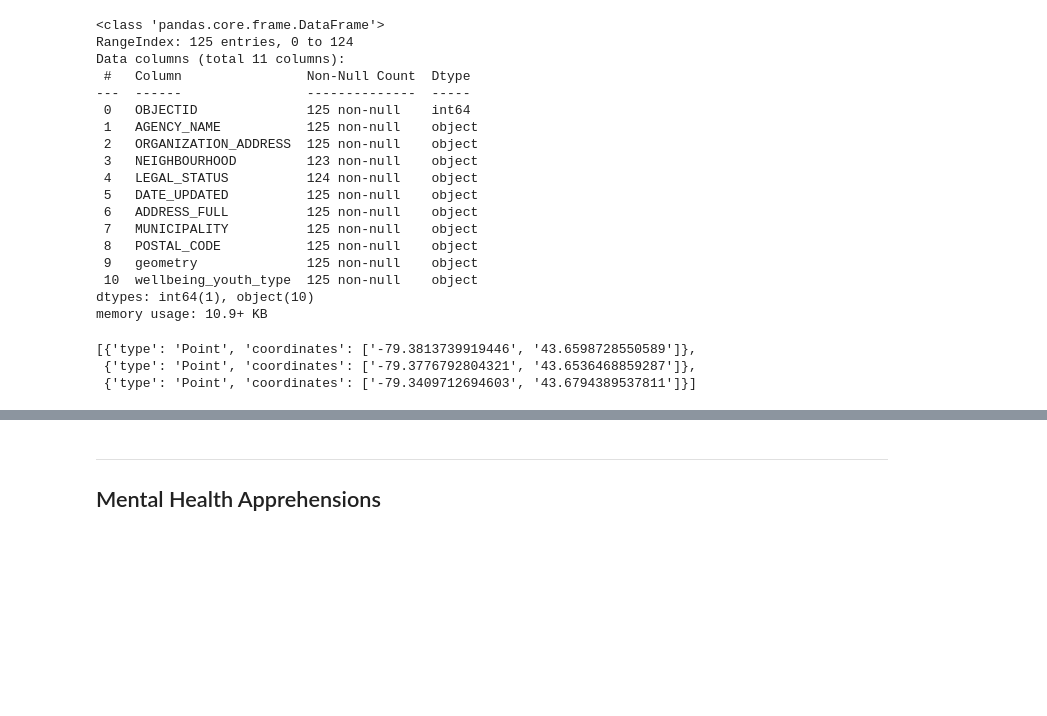
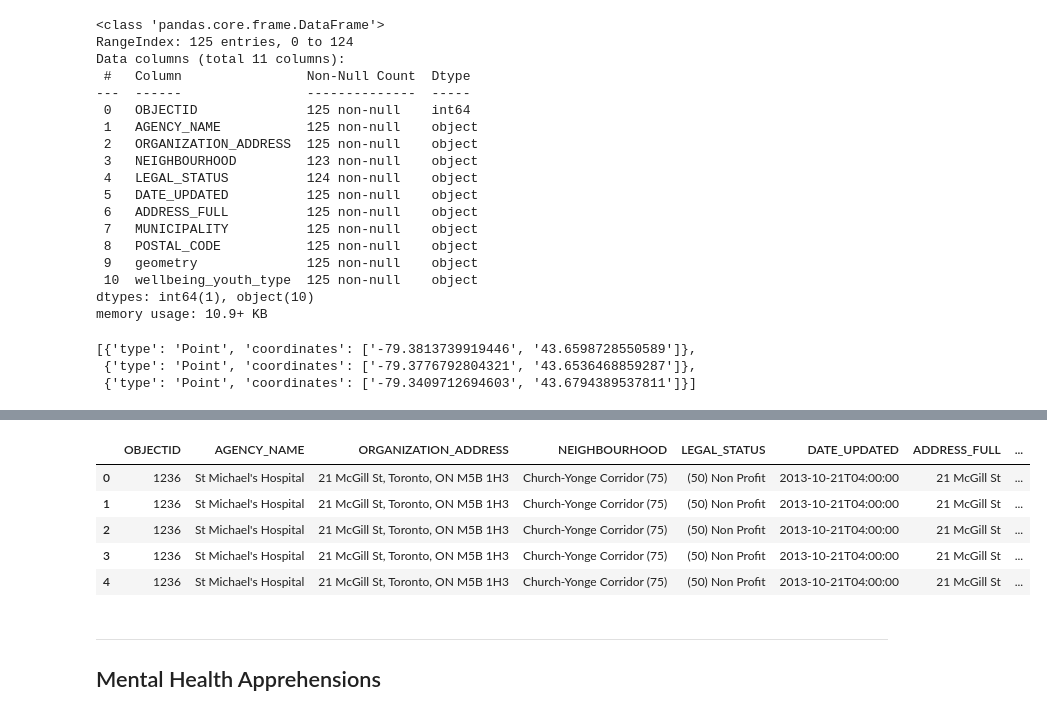
Before and after one commit to tsbarr/toronto-open-data, a Jupyter notebook: mental-health-services/notebooks/01_data_collection.ipynb, the cells around one changed output, grey strips where cells are left out. Cells and saved outputs as stored; diff of their text form; code cells hidden in the pictures; blank space fills up the shorter version.

```diff
--- a/mental-health-services/notebooks/01_data_collection.ipynb
+++ b/mental-health-services/notebooks/01_data_collection.ipynb
@@ -197,0 +209,6 @@ srv_df['NEIGHBOURHOOD'] = srv_df['NEIGHBOURHOOD'].str.replace(', ', ' (') + ')'
+# %%
+years = pd.DataFrame({
+    'year': [*range(2014, datetime.today().year + 1)],
+    'key': 0
+})
+years
@@ -198,3 +228,17 @@ srv_df['NEIGHBOURHOOD'] = srv_df['NEIGHBOURHOOD'].str.replace(', ', ' (') + ')'
+# %%
+srv_df['key'] = 0
+srv_df = (srv_df
+    .merge(years, on='key', how='outer')
+    .drop(columns=['key'])
+)
+srv_df.head()
+# %% [output]
+|  | OBJECTID | AGENCY_NAME | ORGANIZATION_ADDRESS | NEIGHBOURHOOD | LEGAL_STATUS | DATE_UPDATED | ADDRESS_FULL | ... |
+| 0 | 1236 | St Michael's Hospital | 21 McGill St, Toronto, ON M5B 1H3 | Church-Yonge Corridor (75) | (50) Non Profit | 2013-10-21T04:00:00 | 21 McGill St | ... |
+| 1 | 1236 | St Michael's Hospital | 21 McGill St, Toronto, ON M5B 1H3 | Church-Yonge Corridor (75) | (50) Non Profit | 2013-10-21T04:00:00 | 21 McGill St | ... |
+| 2 | 1236 | St Michael's Hospital | 21 McGill St, Toronto, ON M5B 1H3 | Church-Yonge Corridor (75) | (50) Non Profit | 2013-10-21T04:00:00 | 21 McGill St | ... |
+| 3 | 1236 | St Michael's Hospital | 21 McGill St, Toronto, ON M5B 1H3 | Church-Yonge Corridor (75) | (50) Non Profit | 2013-10-21T04:00:00 | 21 McGill St | ... |
+| 4 | 1236 | St Michael's Hospital | 21 McGill St, Toronto, ON M5B 1H3 | Church-Yonge Corridor (75) | (50) Non Profit | 2013-10-21T04:00:00 | 21 McGill St | ... |
 # %%
 # Save to csv
 srv_df.to_csv(
```
Also changed, not shown: parts of 5 cells of this notebook.
